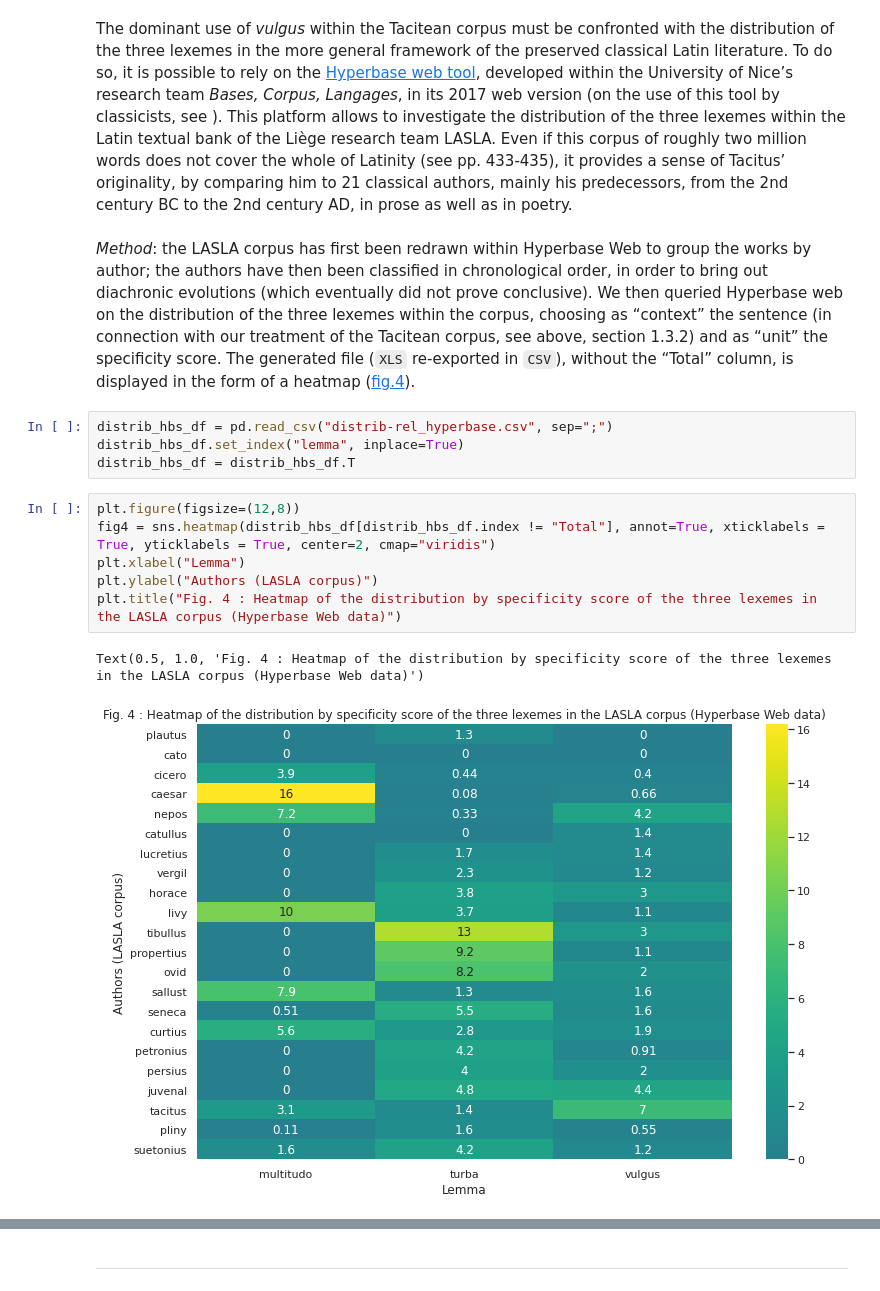
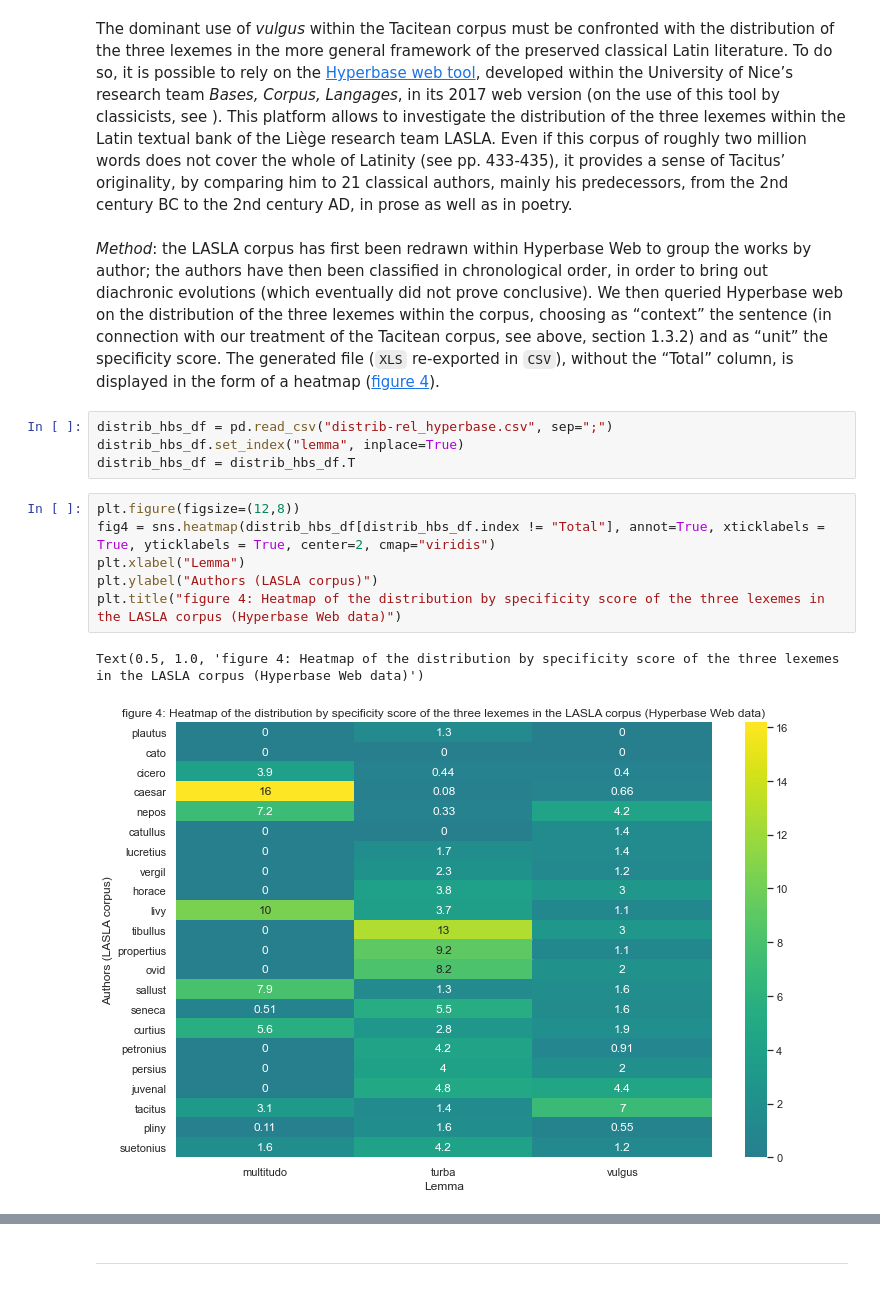
Before and after one commit to jdh-observer/issue01, a Jupyter notebook: namelesscrowd/The-Nameless-Crowd_anon_V3.ipynb, the cells around one changed output, grey strips where cells are left out. Saved outputs shown, nothing was run; the diff lists cells and outputs as text.

```diff
--- a/namelesscrowd/The-Nameless-Crowd_anon_V3.ipynb
+++ b/namelesscrowd/The-Nameless-Crowd_anon_V3.ipynb
@@ -276,7 +275,7 @@ Such weighting leads to the observation that _vulgus_ is more chosen by Tacitus
 # %% [markdown]
 The dominant use of _vulgus_ within the Tacitean corpus must be confronted with the distribution of the three lexemes in the more general framework of the preserved classical Latin literature. To do so, it is possible to rely on the [Hyperbase web tool](http://hyperbase.unice.fr/), developed within the University of Nice’s research team _Bases, Corpus, Langages_, in its 2017 web version (on the use of this tool by classicists, see <cite data-cite="2272257/YPJSITQA"></cite>). This platform allows to investigate the distribution of the three lexemes within the Latin textual bank of the Liège research team LASLA. Even if this corpus of roughly two million words does not cover the whole of Latinity (see <cite data-cite="2272257/XKUU8YH5"></cite> pp. 433-435), it provides a sense of Tacitus’ originality, by comparing him to 21 classical authors, mainly his predecessors, from the 2nd century BC to the 2nd century AD, in prose as well as in poetry.
 # %% [markdown]
-_Method_: the LASLA corpus has first been redrawn within Hyperbase Web to group the works by author; the authors have then been classified in chronological order, in order to bring out diachronic evolutions (which eventually did not prove conclusive). We then queried Hyperbase web on the distribution of the three lexemes within the corpus, choosing as “context” the sentence (in connection with our treatment of the Tacitean corpus, see above, section 1.3.2) and as “unit” the specificity score. The generated file (`XLS` re-exported in `CSV`), without the “Total” column, is displayed in the form of a heatmap ([fig.4](figure-4)).
+_Method_: the LASLA corpus has first been redrawn within Hyperbase Web to group the works by author; the authors have then been classified in chronological order, in order to bring out diachronic evolutions (which eventually did not prove conclusive). We then queried Hyperbase web on the distribution of the three lexemes within the corpus, choosing as “context” the sentence (in connection with our treatment of the Tacitean corpus, see above, section 1.3.2) and as “unit” the specificity score. The generated file (`XLS` re-exported in `CSV`), without the “Total” column, is displayed in the form of a heatmap ([figure 4](#figure-4)).
 # %%
 distrib_hbs_df = pd.read_csv("distrib-rel_hyperbase.csv", sep=";")
 distrib_hbs_df.set_index("lemma", inplace=True)
@@ -284,10 +283,10 @@ distrib_hbs_df = distrib_hbs_df.T
 # %%
 plt.figure(figsize=(12,8))
 fig4 = sns.heatmap(distrib_hbs_df[distrib_hbs_df.index != "Total"], annot=True, xticklabels = True, yticklabels = True, center=2, cmap="viridis")
 plt.xlabel("Lemma")
 plt.ylabel("Authors (LASLA corpus)")
-plt.title("Fig. 4 : Heatmap of the distribution by specificity score of the three lexemes in the LASLA corpus (Hyperbase Web data)")
+plt.title("figure 4: Heatmap of the distribution by specificity score of the three lexemes in the LASLA corpus (Hyperbase Web data)")
 # %% [output]
-Text(0.5, 1.0, 'Fig. 4 : Heatmap of the distribution by specificity score of the three lexemes in the LASLA corpus (Hyperbase Web data)')
+Text(0.5, 1.0, 'figure 4: Heatmap of the distribution by specificity score of the three lexemes in the LASLA corpus (Hyperbase Web data)')
-[figure, old version]
+[figure, new version]
 # %% [markdown]
```
Also changed, not shown: parts of 29 cells of this notebook.
